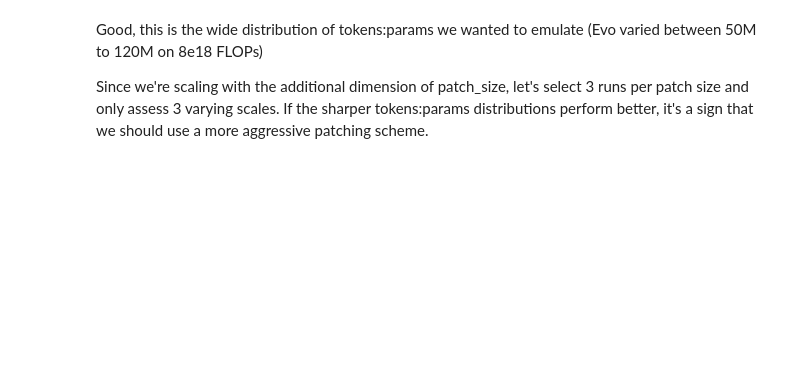
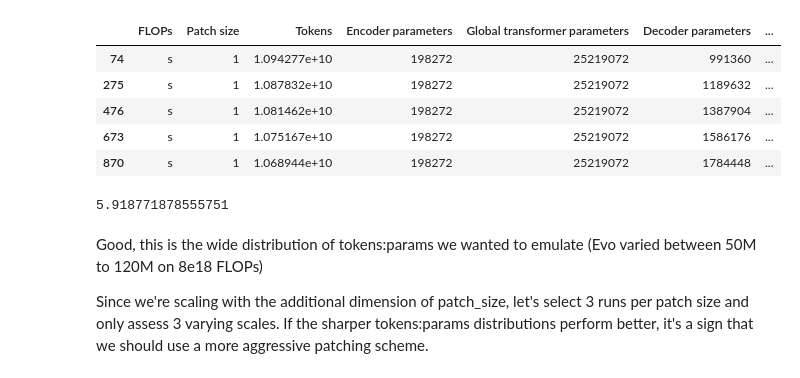
Before and after one commit to bowang-lab/dnaBLT, a Jupyter notebook: prune_runs.ipynb, the cells around one changed output. Cells and saved outputs as stored; diff of their text form; code cells hidden in the pictures; blank space fills up the shorter version.

```diff
--- a/prune_runs.ipynb
+++ b/prune_runs.ipynb
@@ -4,11 +4,30 @@ import plotly.express as px
 # %%
 df = pd.read_csv("Compute allocations.csv")
 # byte_level = df[df['Patch size'] == 1]
-byte_level = df[(df['FLOPs'] == 's') & (df['Patch size'] == 6) & (df['Global transformer layers'] >= 6)]
+byte_level = df[(df['FLOPs'] == 's') & (df['Patch size'] == 1) & (df['Global transformer layers'] >= 6)]
 # byte_level['Global transformer parameters'].sort_values(ascending=False)
 fig = px.histogram(byte_level['Global transformer parameters'])
 
 fig.show()
+# %%
+byte_level[(byte_level['Global transformer parameters'] <= 3e7)].head(20)
+# %% [output]
+|  | FLOPs | Patch size | Tokens | Encoder parameters | Global transformer parameters | Decoder parameters | ... |
+| 74 | s | 1 | 1.094277e+10 | 198272 | 25219072 | 991360 | ... |
+| 275 | s | 1 | 1.087832e+10 | 198272 | 25219072 | 1189632 | ... |
+| 476 | s | 1 | 1.081462e+10 | 198272 | 25219072 | 1387904 | ... |
+| 673 | s | 1 | 1.075167e+10 | 198272 | 25219072 | 1586176 | ... |
+| 870 | s | 1 | 1.068944e+10 | 198272 | 25219072 | 1784448 | ... |
+# %%
+from scaling_sweep import forward_blt_flops
+forward_flops1 = forward_blt_flops(8192, patch_size=4, hidden_state_g=4*128, layers_g=8, hidden_state_e=2*64, layers_e=1, window_e=512, hidden_state_d=2*64, layers_d=5, window_d=512, ratio_patchdim2bytedim=2, n_heads_e=2, n_heads_g=4, n_heads_d=2, vocab=256, feed_forward_mult=4)
+forward_flops2 = forward_blt_flops(8192, patch_size=1, hidden_state_g=4*128, layers_g=8, hidden_state_e=2*64, layers_e=1, window_e=512, hidden_state_d=2*64, layers_d=5, window_d=512, ratio_patchdim2bytedim=2, n_heads_e=2, n_heads_g=4, n_heads_d=2, vocab=256, feed_forward_mult=4)
+forward_flops2/forward_flops1
+
+# 1.09e10 tokens on patch size 1
+# 2.9e10 tokens on patch size 2
+# %% [output]
+5.918771878555751
 # %% [markdown]
 Good, this is the wide distribution of tokens:params we wanted to emulate (Evo varied between 50M to 120M on 8e18 FLOPs)
 
```
Also changed, not shown: parts of 2 cells of this notebook, 3 other files.
